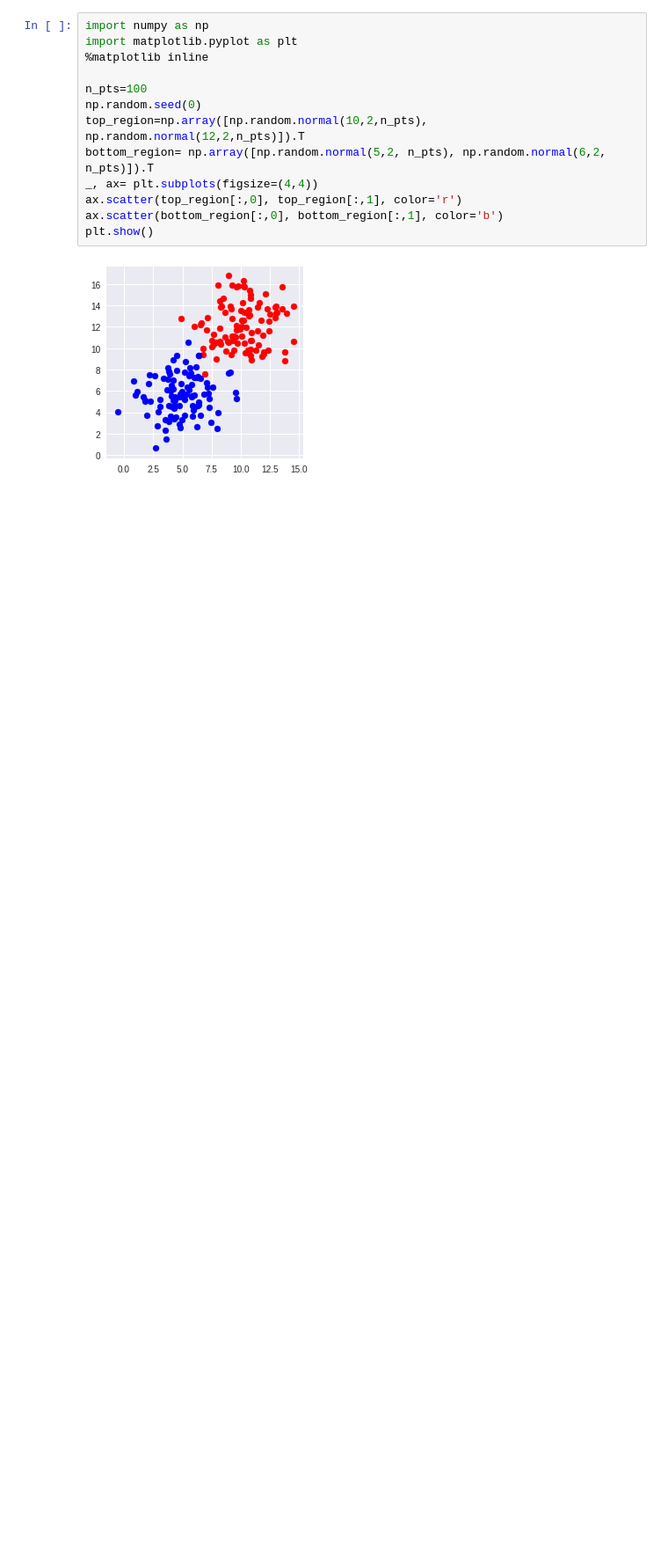
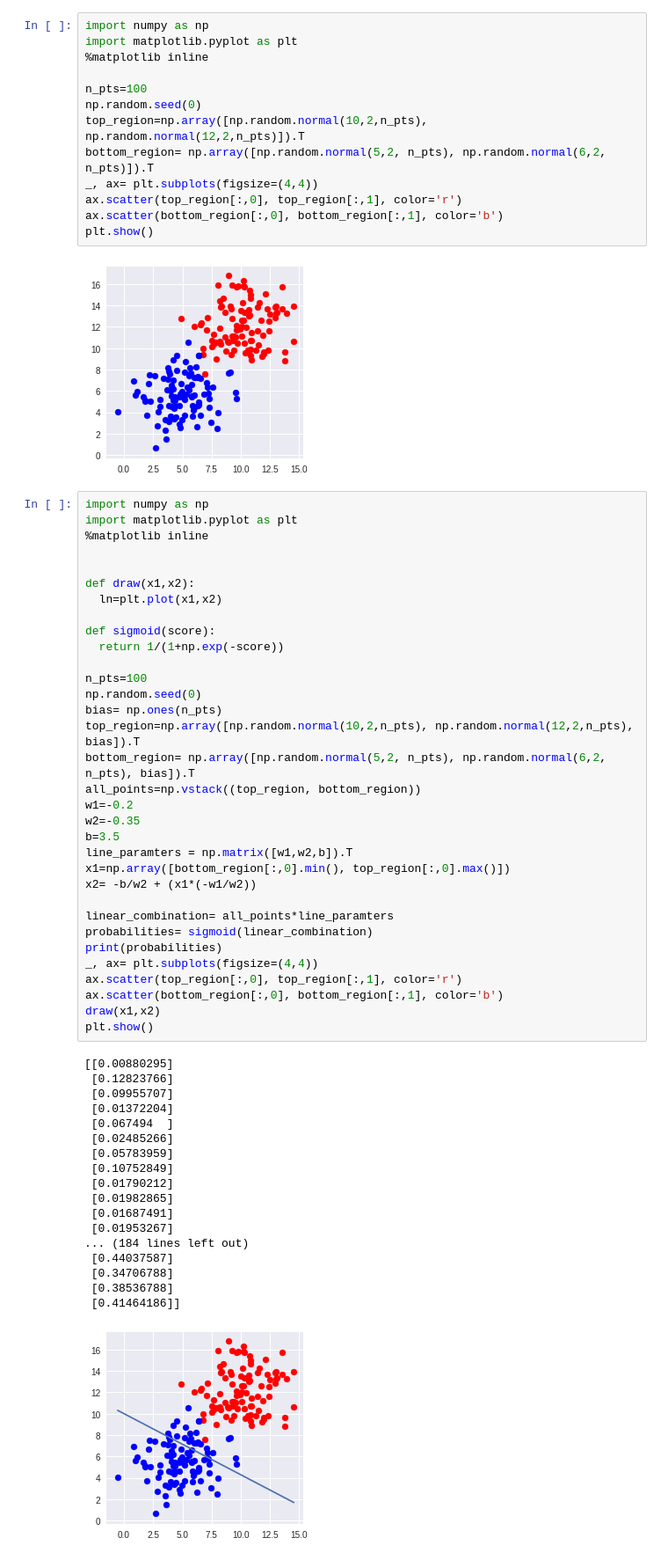
Before and after one commit to shirishbahirat/artificial-intelligence, a Jupyter notebook: machine_learning.ipynb, the cells around one changed output. Shown: that part at 88% size. Saved outputs shown, nothing was run; the diff lists cells and outputs as text; blank space fills up the shorter version.

```diff
--- a/machine_learning.ipynb
+++ b/machine_learning.ipynb
@@ -15,3 +15,55 @@ ax.scatter(bottom_region[:,0], bottom_region[:,1], color='b')
 plt.show()
 # %% [output]
 [figure]
+# %%
+import numpy as np
+import matplotlib.pyplot as plt
+%matplotlib inline
+
+
+def draw(x1,x2):
+  ln=plt.plot(x1,x2)
+
+def sigmoid(score):
+  return 1/(1+np.exp(-score))
+
+n_pts=100
+np.random.seed(0)
+bias= np.ones(n_pts)
+top_region=np.array([np.random.normal(10,2,n_pts), np.random.normal(12,2,n_pts), bias]).T
+bottom_region= np.array([np.random.normal(5,2, n_pts), np.random.normal(6,2, n_pts), bias]).T
+all_points=np.vstack((top_region, bottom_region))
+w1=-0.2
+w2=-0.35
+b=3.5
+line_paramters = np.matrix([w1,w2,b]).T
+x1=np.array([bottom_region[:,0].min(), top_region[:,0].max()])
+x2= -b/w2 + (x1*(-w1/w2))
+
+linear_combination= all_points*line_paramters
+probabilities= sigmoid(linear_combination)
+print(probabilities)
+_, ax= plt.subplots(figsize=(4,4))
+ax.scatter(top_region[:,0], top_region[:,1], color='r')
+ax.scatter(bottom_region[:,0], bottom_region[:,1], color='b')
+draw(x1,x2)
+plt.show()
+# %% [output]
+[[0.00880295]
+ [0.12823766]
+ [0.09955707]
+ [0.01372204]
+ [0.067494  ]
+ [0.02485266]
+ [0.05783959]
+ [0.10752849]
+ [0.01790212]
+ [0.01982865]
+ [0.01687491]
+ [0.01953267]
+... (184 lines left out)
+ [0.44037587]
+ [0.34706788]
+ [0.38536788]
+ [0.41464186]]
+[figure, added]
```
